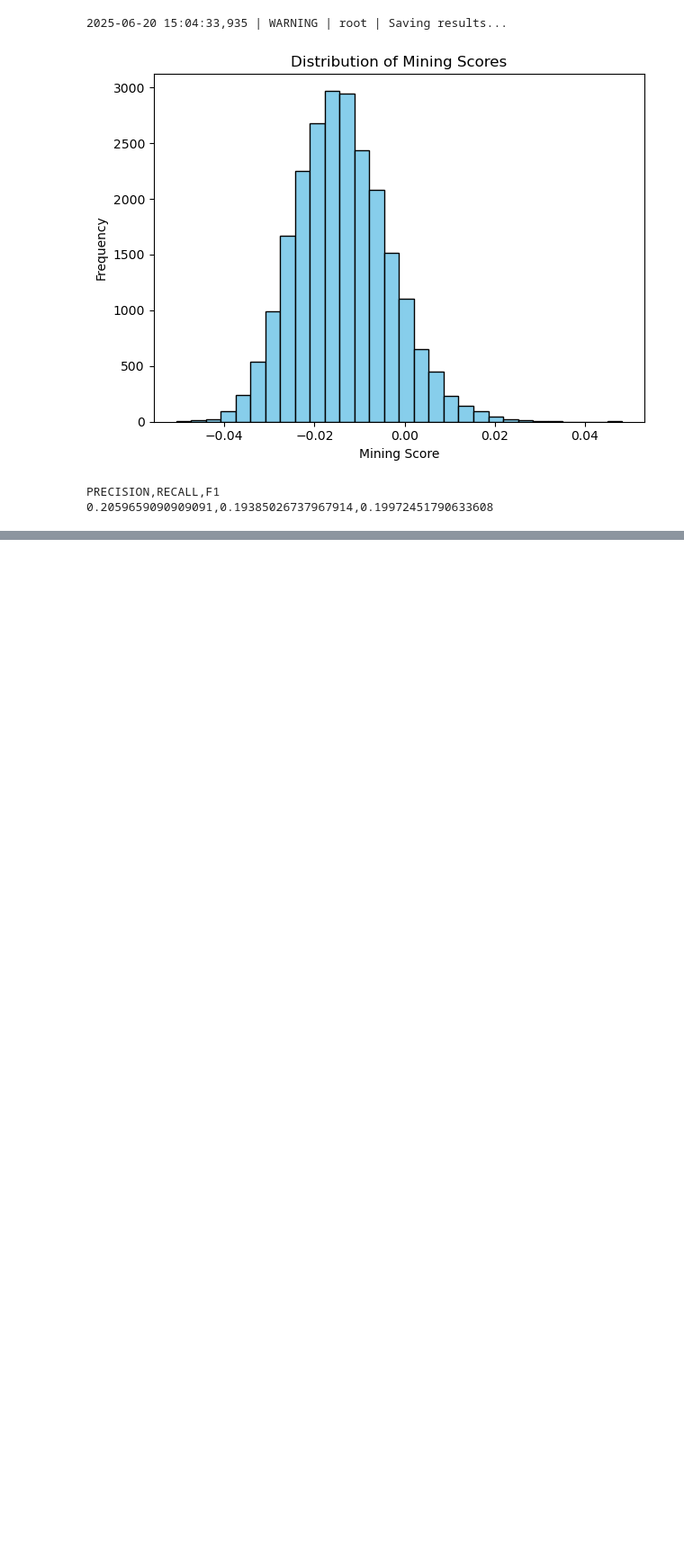
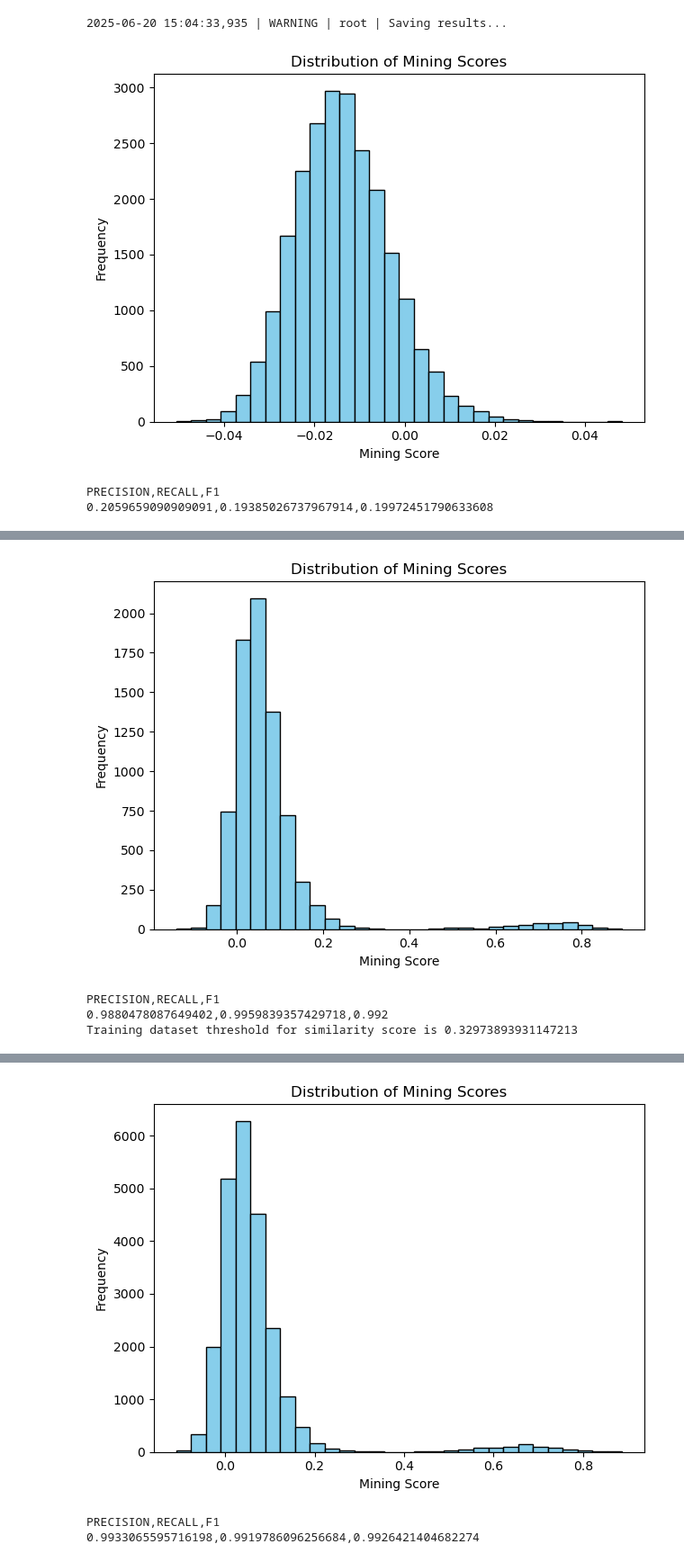
Before and after one commit to tanmaydeshp/parallel-sentence-filtering, a Jupyter notebook: pipeline/embedding_test.ipynb, the cells around one changed output, grey strips where cells are left out. Shown at 90% size. Cells and saved outputs as stored; diff of their text form; code cells hidden in the pictures; blank space fills up the shorter version.

```diff
--- a/pipeline/embedding_test.ipynb
+++ b/pipeline/embedding_test.ipynb
@@ -392,3 +428,12 @@ PRECISION,RECALL,F1
 [figure]
 PRECISION,RECALL,F1
 0.2059659090909091,0.19385026737967914,0.19972451790633608
+# %%
+run_experiment("labse",
+               "data/en-ne/eng_news_2024_30K-sentences.txt",
+               "data/en-ne/nep_news_2010_30K-sentences.txt",
+               "data/en-ne/eng_Latn.dev",
+               "data/en-ne/npi_Deva.dev",
+               ["english", "nepali"]
+               )
+# %% [output]
@@ -394,0 +448,4 @@ PRECISION,RECALL,F1
+[figure, added]
+PRECISION,RECALL,F1
+0.9880478087649402,0.9959839357429718,0.992
+Training dataset threshold for similarity score is 0.32973893931147213
@@ -394,0 +460,3 @@ PRECISION,RECALL,F1
+[figure, added]
+PRECISION,RECALL,F1
+0.9933065595716198,0.9919786096256684,0.9926421404682274
```
Also changed, not shown: parts of 14 cells of this notebook.
